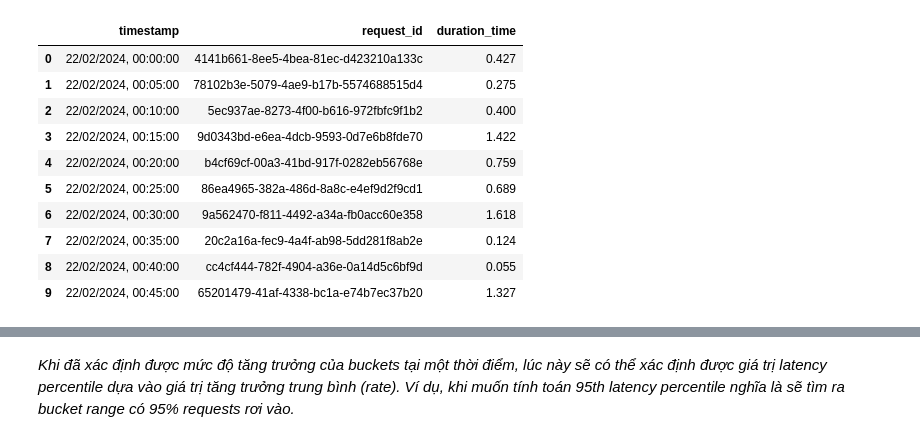
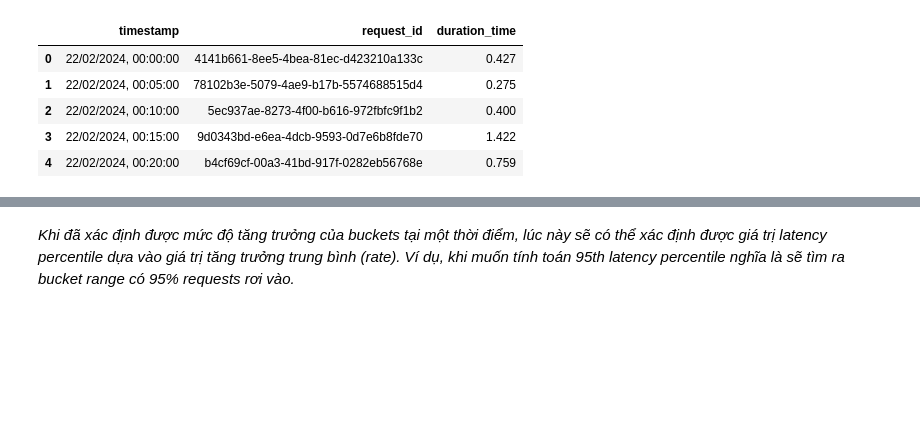
Before and after one commit to vuvietnguyenit/latency_reques_cal, a Jupyter notebook: notebooks/explain.ipynb, the cells around one changed output, grey strips where cells are left out. Drawn from its saved outputs; the diff is of its cells as text; code cells hidden in the pictures; blank space fills up the shorter version.

```diff
--- a/notebooks/explain.ipynb
+++ b/notebooks/explain.ipynb
@@ -28,16 +28,11 @@ def get_data_from_file(filename: str):
 # %%
 data = get_data_from_file("../statics/requests.json")
 raw_df = pd.DataFrame(columns=['timestamp', "request_id", 'duration_time'], data=data)
-raw_df
+raw_df.head()
 # %% [output]
 |  | timestamp | request_id | duration_time |
 | 0 | 22/02/2024, 00:00:00 | 4141b661-8ee5-4bea-81ec-d423210a133c | 0.427 |
 | 1 | 22/02/2024, 00:05:00 | 78102b3e-5079-4ae9-b17b-5574688515d4 | 0.275 |
 | 2 | 22/02/2024, 00:10:00 | 5ec937ae-8273-4f00-b616-972fbfc9f1b2 | 0.400 |
 | 3 | 22/02/2024, 00:15:00 | 9d0343bd-e6ea-4dcb-9593-0d7e6b8fde70 | 1.422 |
 | 4 | 22/02/2024, 00:20:00 | b4cf69cf-00a3-41bd-917f-0282eb56768e | 0.759 |
-| 5 | 22/02/2024, 00:25:00 | 86ea4965-382a-486d-8a8c-e4ef9d2f9cd1 | 0.689 |
-| 6 | 22/02/2024, 00:30:00 | 9a562470-f811-4492-a34a-fb0acc60e358 | 1.618 |
-| 7 | 22/02/2024, 00:35:00 | 20c2a16a-fec9-4a4f-ab98-5dd281f8ab2e | 0.124 |
-| 8 | 22/02/2024, 00:40:00 | cc4cf444-782f-4904-a36e-0a14d5c6bf9d | 0.055 |
-| 9 | 22/02/2024, 00:45:00 | 65201479-41af-4338-bc1a-e74b7ec37b20 | 1.327 |
```
Also changed, not shown: parts of 17 cells of this notebook, 1 other file.
